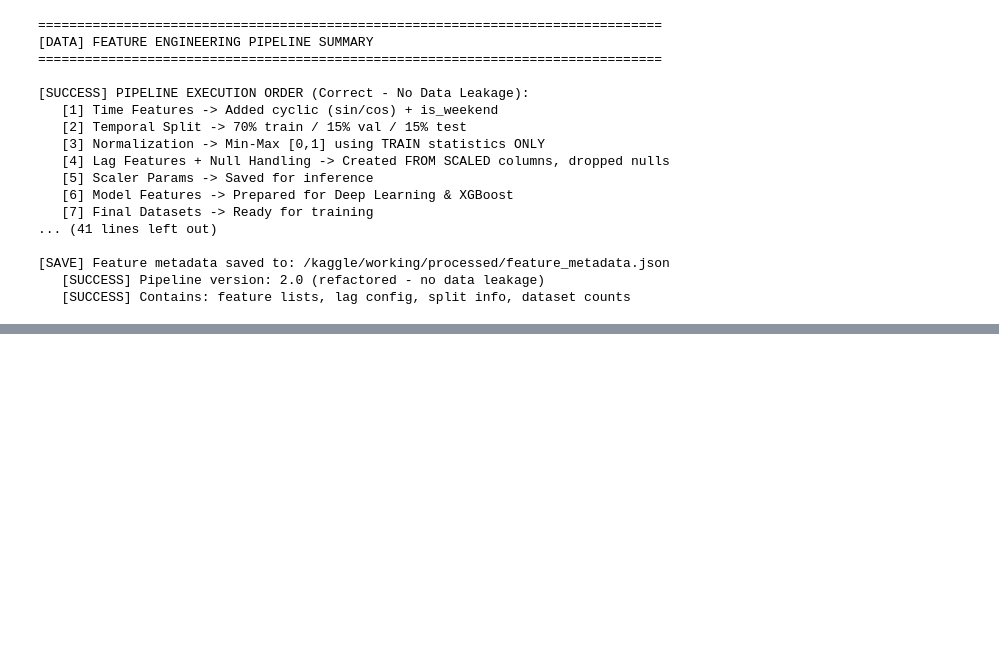
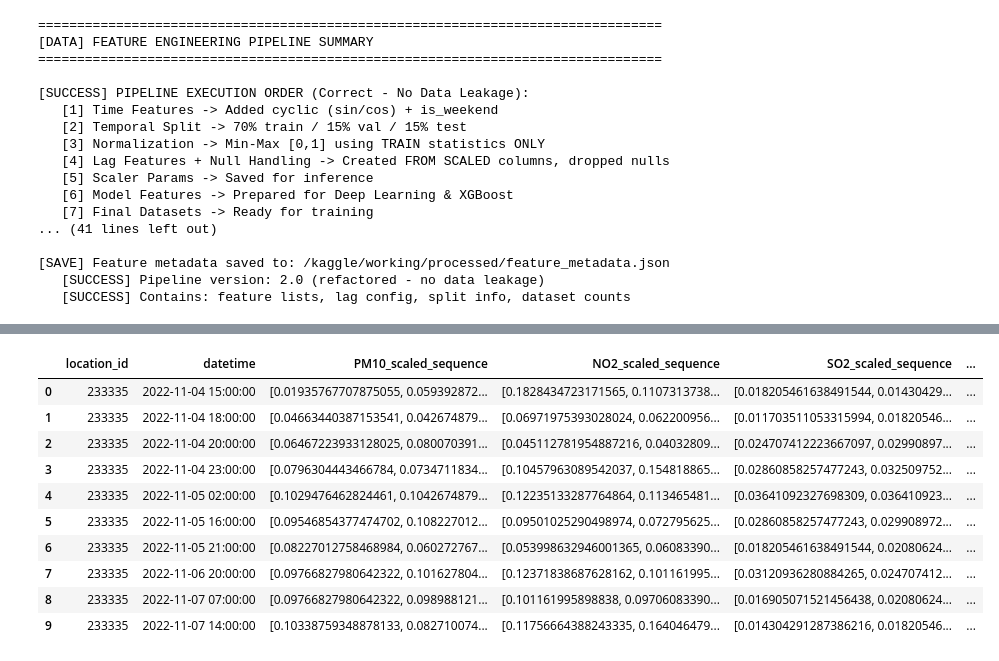
Before and after one commit to Sonous/pm25-predictor, a Jupyter notebook: notebooks/01_data_preprocessing.ipynb, the cells around one changed output, grey strips where cells are left out. Saved outputs shown, nothing was run; the diff lists cells and outputs as text; code cells hidden in the pictures; blank space fills up the shorter version.

```diff
--- a/notebooks/01_data_preprocessing.ipynb
+++ b/notebooks/01_data_preprocessing.ipynb
@@ -2427,0 +2453,14 @@ cnn_train.head(10)
+# %%
+lstm_train.head(10)
+# %% [output]
+|  | location_id | datetime | PM10_scaled_sequence | NO2_scaled_sequence | SO2_scaled_sequence | ... |
+| 0 | 233335 | 2022-11-04 15:00:00 | [0.01935767707875055, 0.059392872... | [0.1828434723171565, 0.1107313738... | [0.018205461638491544, 0.01430429... | ... |
+| 1 | 233335 | 2022-11-04 18:00:00 | [0.04663440387153541, 0.042674879... | [0.06971975393028024, 0.062200956... | [0.011703511053315994, 0.01820546... | ... |
+| 2 | 233335 | 2022-11-04 20:00:00 | [0.06467223933128025, 0.080070391... | [0.045112781954887216, 0.04032809... | [0.024707412223667097, 0.02990897... | ... |
+| 3 | 233335 | 2022-11-04 23:00:00 | [0.0796304443466784, 0.0734711834... | [0.10457963089542037, 0.154818865... | [0.02860858257477243, 0.032509752... | ... |
+| 4 | 233335 | 2022-11-05 02:00:00 | [0.1029476462824461, 0.1042674879... | [0.12235133287764864, 0.113465481... | [0.03641092327698309, 0.036410923... | ... |
+| 5 | 233335 | 2022-11-05 16:00:00 | [0.09546854377474702, 0.108227012... | [0.09501025290498974, 0.072795625... | [0.02860858257477243, 0.029908972... | ... |
+| 6 | 233335 | 2022-11-05 21:00:00 | [0.08227012758468984, 0.060272767... | [0.053998632946001365, 0.06083390... | [0.018205461638491544, 0.02080624... | ... |
+| 7 | 233335 | 2022-11-06 20:00:00 | [0.09766827980642322, 0.101627804... | [0.12371838687628162, 0.101161995... | [0.03120936280884265, 0.024707412... | ... |
+| 8 | 233335 | 2022-11-07 07:00:00 | [0.09766827980642322, 0.098988121... | [0.101161995898838, 0.09706083390... | [0.016905071521456438, 0.02080624... | ... |
+| 9 | 233335 | 2022-11-07 14:00:00 | [0.10338759348878133, 0.082710074... | [0.11756664388243335, 0.164046479... | [0.014304291287386216, 0.01820546... | ... |
```
Also changed, not shown: parts of 20 cells of this notebook.
